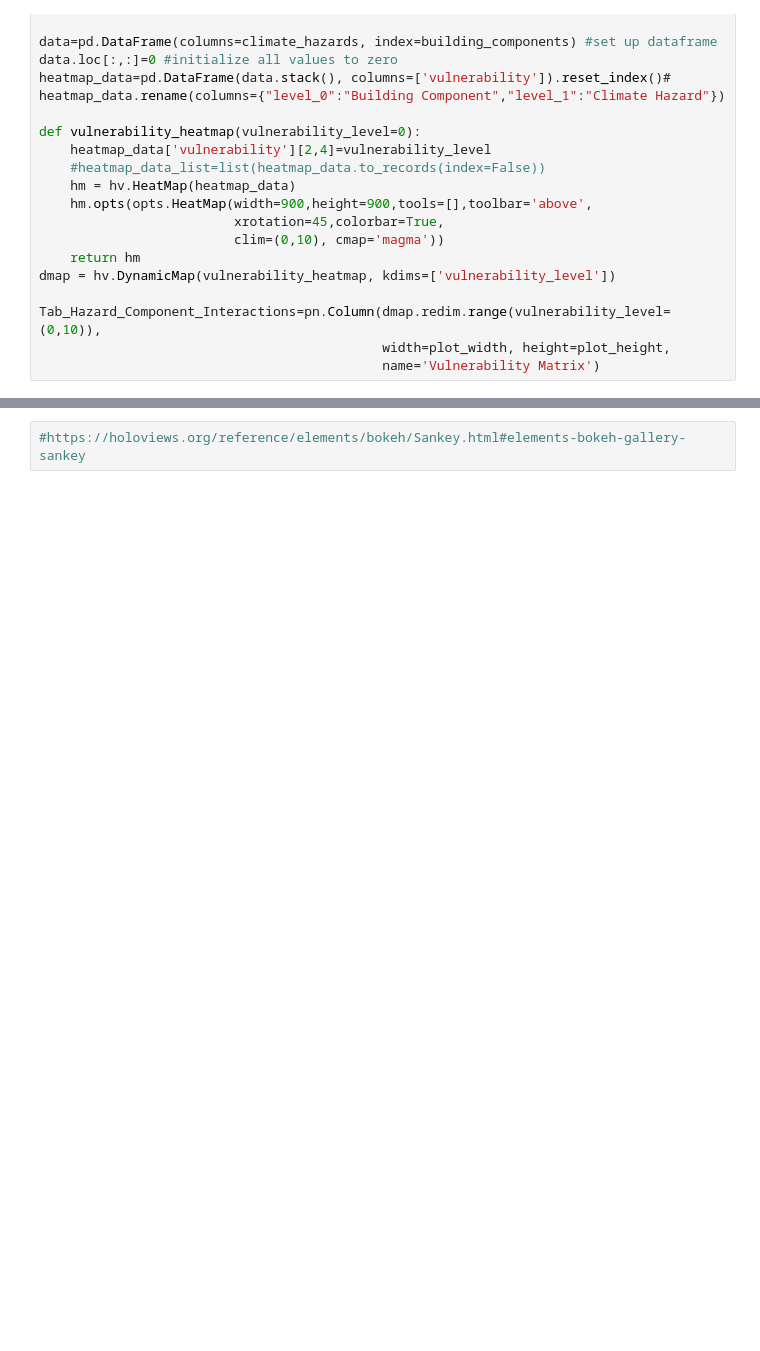
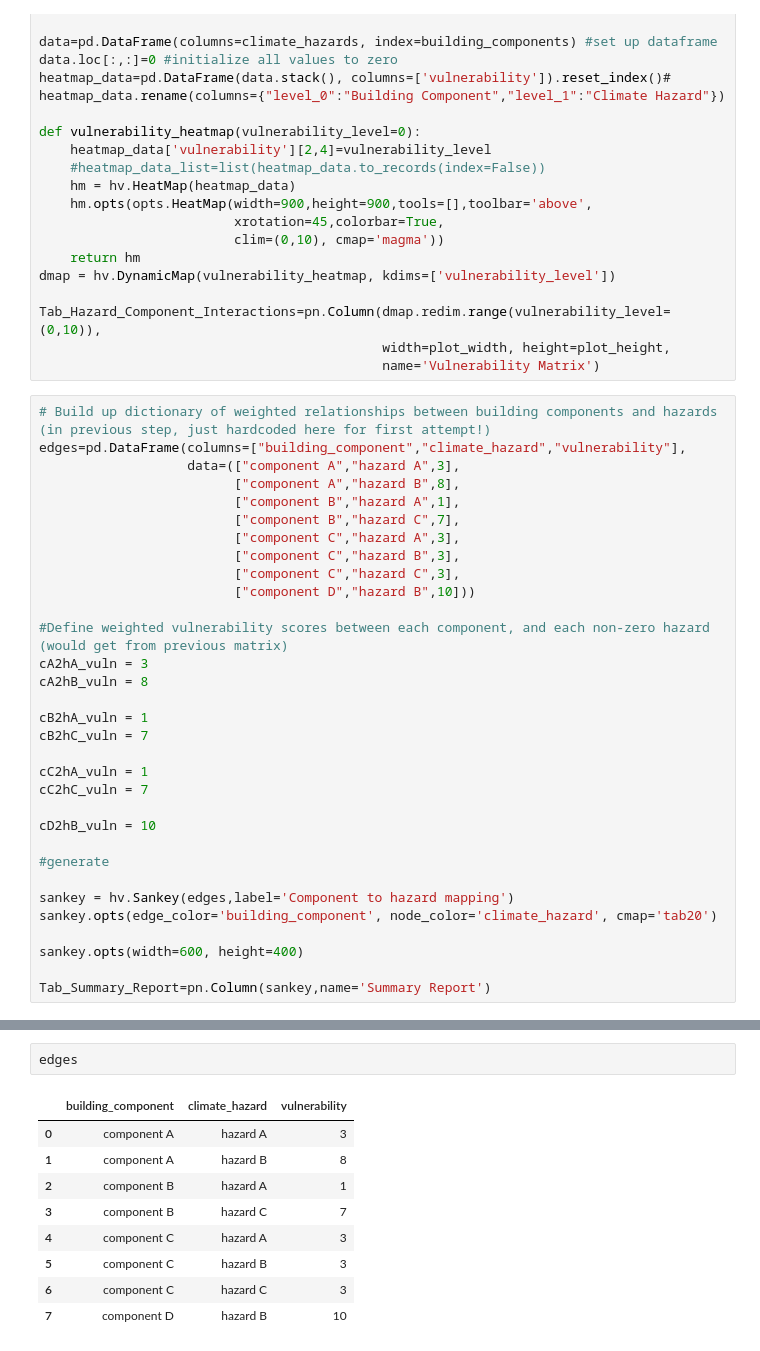
Before and after one commit to maximeroycrim/decision-support-tool, a Jupyter notebook: decision-support-tool-panel.ipynb, the cells around one changed output, grey strips where cells are left out. Drawn from its saved outputs; the diff is of its cells as text; blank space fills up the shorter version.

Commit message:
added skeleton for final tab (summary report)

```diff
--- a/decision-support-tool-panel.ipynb
+++ b/decision-support-tool-panel.ipynb
@@ -195,6 +199,38 @@ dmap = hv.DynamicMap(vulnerability_heatmap, kdims=['vulnerability_level'])
 Tab_Hazard_Component_Interactions=pn.Column(dmap.redim.range(vulnerability_level=(0,10)),
                                             width=plot_width, height=plot_height,
                                             name='Vulnerability Matrix')
+# %%
+# Build up dictionary of weighted relationships between building components and hazards (in previous step, just hardcoded here for first attempt!)
+edges=pd.DataFrame(columns=["building_component","climate_hazard","vulnerability"],
+                   data=(["component A","hazard A",3],
+                         ["component A","hazard B",8],
+                         ["component B","hazard A",1],
+                         ["component B","hazard C",7],
+                         ["component C","hazard A",3],
+                         ["component C","hazard B",3],
+                         ["component C","hazard C",3],
+                         ["component D","hazard B",10]))
+
+#Define weighted vulnerability scores between each component, and each non-zero hazard (would get from previous matrix)
+cA2hA_vuln = 3
+cA2hB_vuln = 8
+
+cB2hA_vuln = 1
+cB2hC_vuln = 7
+
+cC2hA_vuln = 1
+cC2hC_vuln = 7
+
+cD2hB_vuln = 10
+
+#generate
+
+sankey = hv.Sankey(edges,label='Component to hazard mapping')
+sankey.opts(edge_color='building_component', node_color='climate_hazard', cmap='tab20')
+
+sankey.opts(width=600, height=400)
+
+Tab_Summary_Report=pn.Column(sankey,name='Summary Report')
 # %%
 tabs=pn.Tabs(Tab_Core_Knowledge_Checklist,
              Tab_Project_Definition,
@@ -208,3 +245,13 @@ WARNING:param.HeatMapPlot05279: HeatMap element index is not unique,  ensure you
 [interactive output not drawn]
-# %%
-#https://holoviews.org/reference/elements/bokeh/Sankey.html#elements-bokeh-gallery-sankey
+# %%
+edges
+# %% [output]
+|  | building_component | climate_hazard | vulnerability |
+| 0 | component A | hazard A | 3 |
+| 1 | component A | hazard B | 8 |
+| 2 | component B | hazard A | 1 |
+| 3 | component B | hazard C | 7 |
+| 4 | component C | hazard A | 3 |
+| 5 | component C | hazard B | 3 |
+| 6 | component C | hazard C | 3 |
+| 7 | component D | hazard B | 10 |
```
Also changed, not shown: parts of 3 cells of this notebook, 1 other file.
